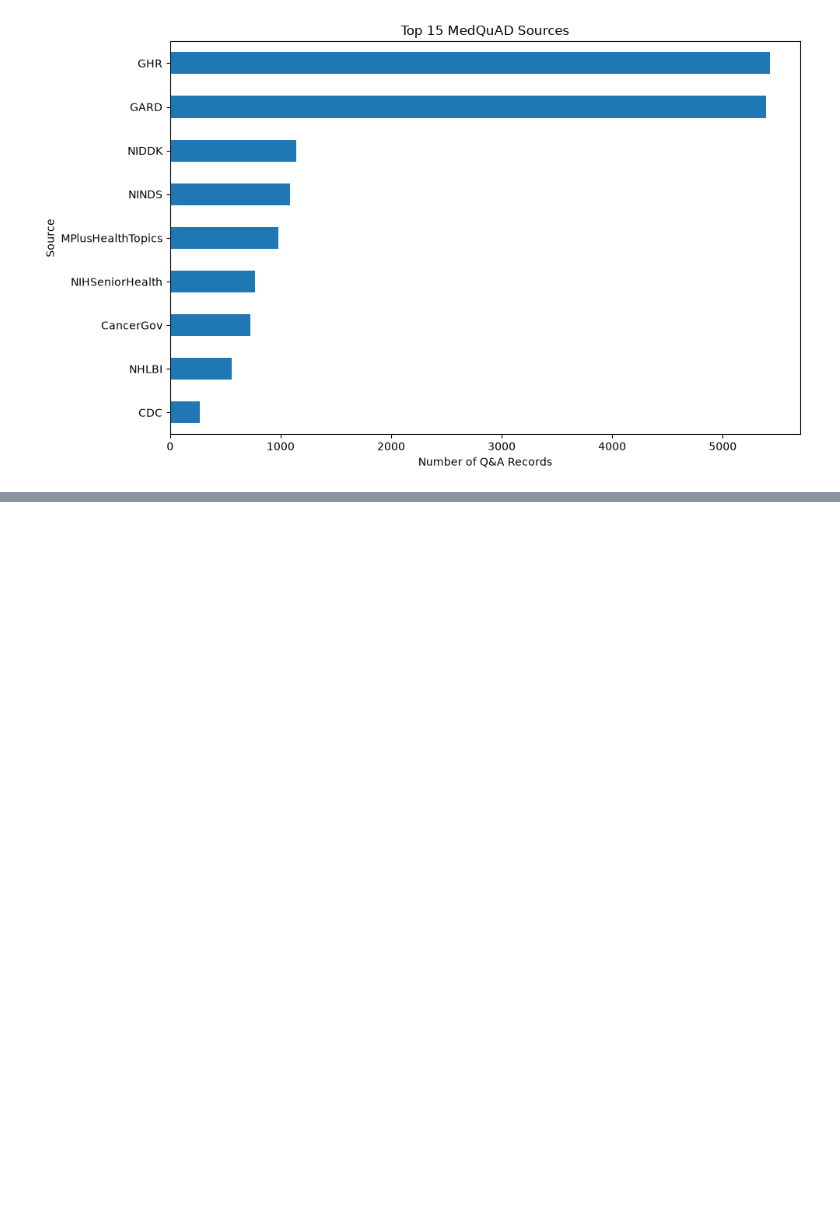
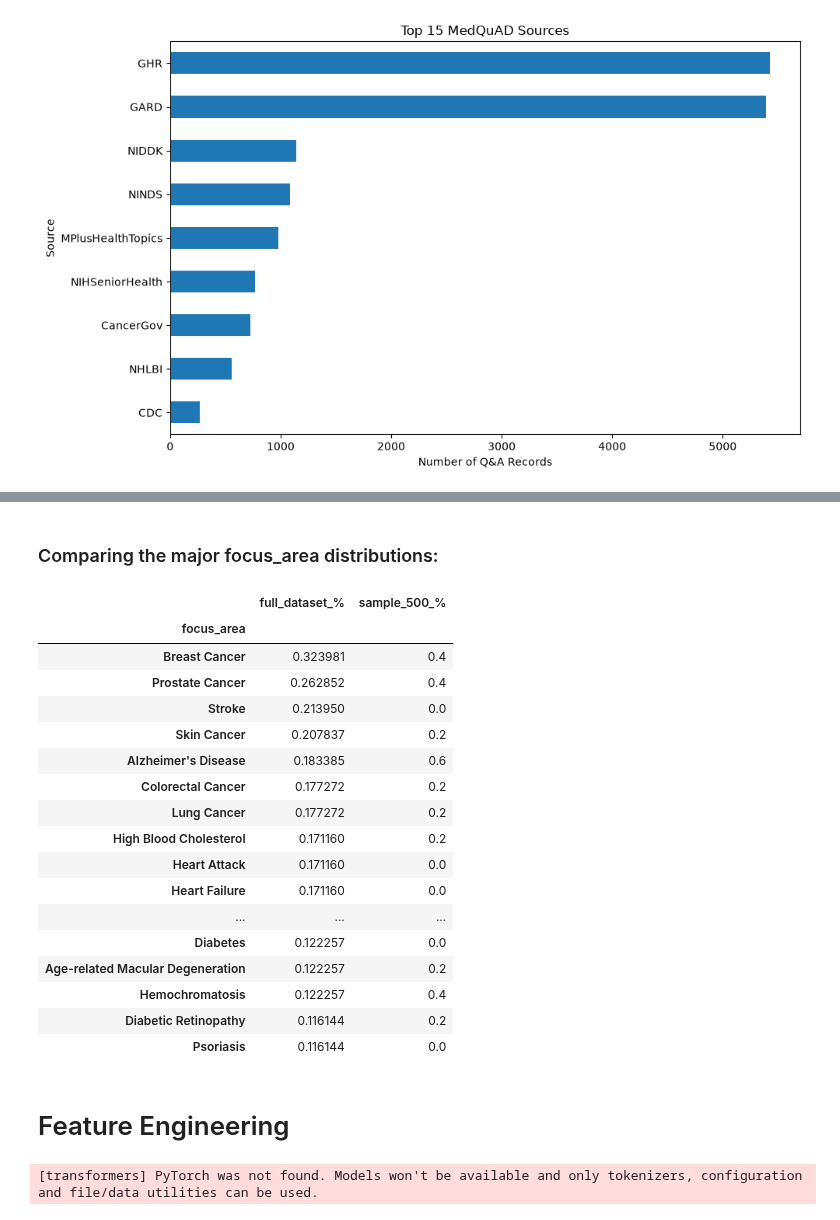
Before and after one commit to McChandra/medical_chatbot, a Jupyter notebook: test.ipynb, the cells around one changed output, grey strips where cells are left out. Cells and saved outputs as stored; diff of their text form; code cells hidden in the pictures; blank space fills up the shorter version.

Commit message:
Data is prepared for the FLAN T-5 model building.

```diff
--- a/test.ipynb
+++ b/test.ipynb
@@ -291,0 +294,10 @@ fig
+# %%
+from features.sampling import random_sample
+
+medquad_sample_df, sampling_report = random_sample(
+    medquad_clean_df,
+    sample_size=500,
+    random_state=42
+)
+
+sampling_report
@@ -291,0 +367,64 @@ fig
+# %% [markdown]
+### Comparing the major focus_area distributions:
+# %%
+full_focus_distribution = (
+    medquad_clean_df["focus_area"]
+    .value_counts(normalize=True)
+    .mul(100)
+)
+
+sample_focus_distribution = (
+    medquad_sample_df["focus_area"]
+    .value_counts(normalize=True)
+    .mul(100)
+)
+
+focus_comparison = pd.concat(
+    [
+        full_focus_distribution,
+        sample_focus_distribution
+    ],
+    axis=1
+).fillna(0)
+
+focus_comparison.columns = [
+    "full_dataset_%",
+    "sample_500_%"
+]
+
+focus_comparison.head(20)
+# %% [output]
+|  | full_dataset_% | sample_500_% |
+| focus_area |  |  |
+| Breast Cancer | 0.323981 | 0.4 |
+| Prostate Cancer | 0.262852 | 0.4 |
+| Stroke | 0.213950 | 0.0 |
+| Skin Cancer | 0.207837 | 0.2 |
+| Alzheimer's Disease | 0.183385 | 0.6 |
+| Colorectal Cancer | 0.177272 | 0.2 |
+| Lung Cancer | 0.177272 | 0.2 |
+| High Blood Cholesterol | 0.171160 | 0.2 |
+| Heart Attack | 0.171160 | 0.0 |
+| Heart Failure | 0.171160 | 0.0 |
+| ... | ... | ... |
+| Diabetes | 0.122257 | 0.0 |
+| Age-related Macular Degeneration | 0.122257 | 0.2 |
+| Hemochromatosis | 0.122257 | 0.4 |
+| Diabetic Retinopathy | 0.116144 | 0.2 |
+| Psoriasis | 0.116144 | 0.0 |
+# %% [markdown]
+# Feature Engineering
+# %%
+from features.feature_engineering import (
+    create_text_features,
+    load_tokenizer,
+    add_token_length_features,
+    token_length_analysis
+)
+
+# Start with 500-row development sample:
+medquad_features_df = create_text_features(
+    medquad_sample_df
+)
+# %% [output]
+[transformers] PyTorch was not found. Models won't be available and only tokenizers, configuration and file/data utilities can be used.
```
Also changed, not shown: parts of 18 cells of this notebook, 2 other files.
